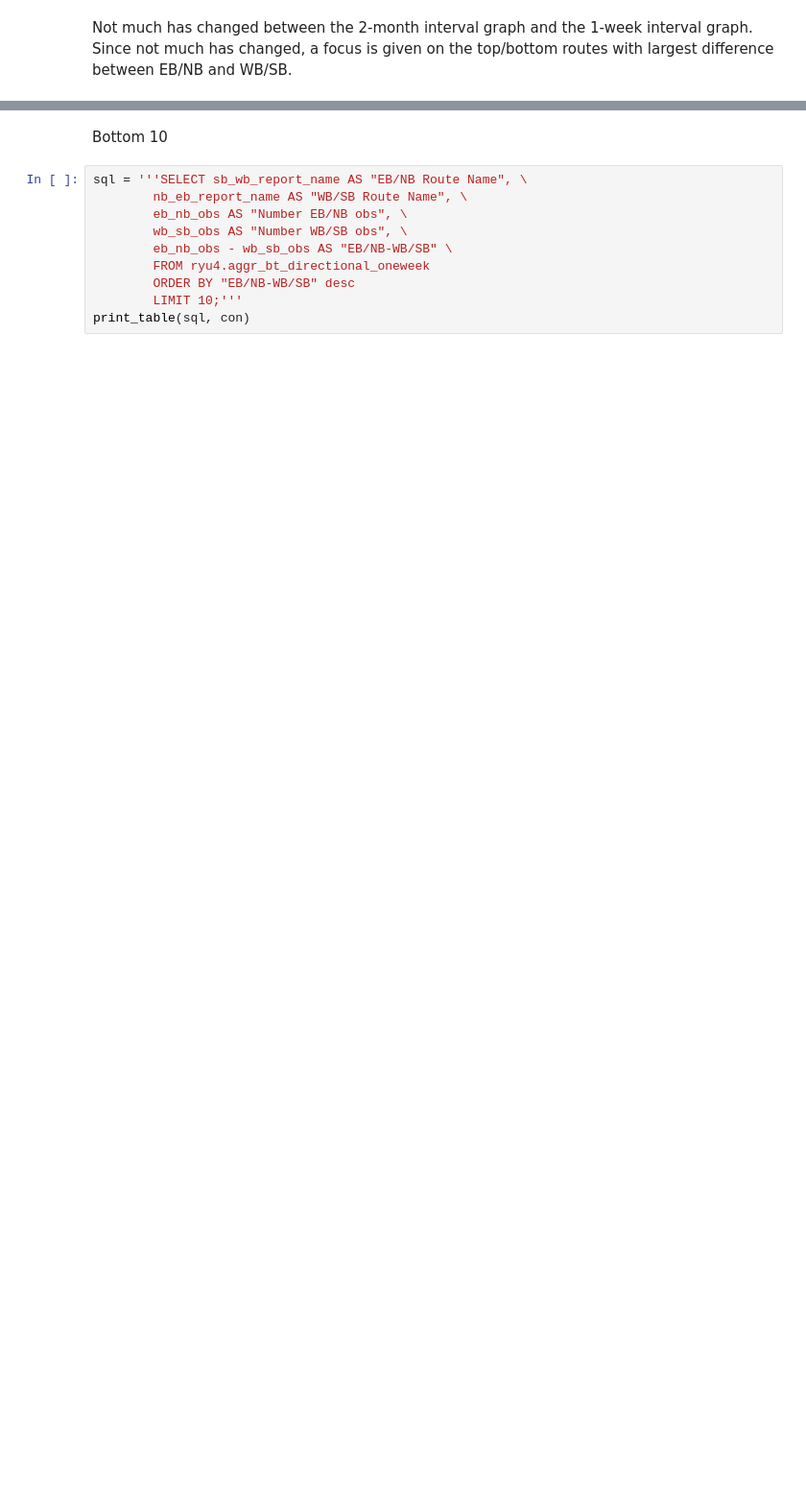
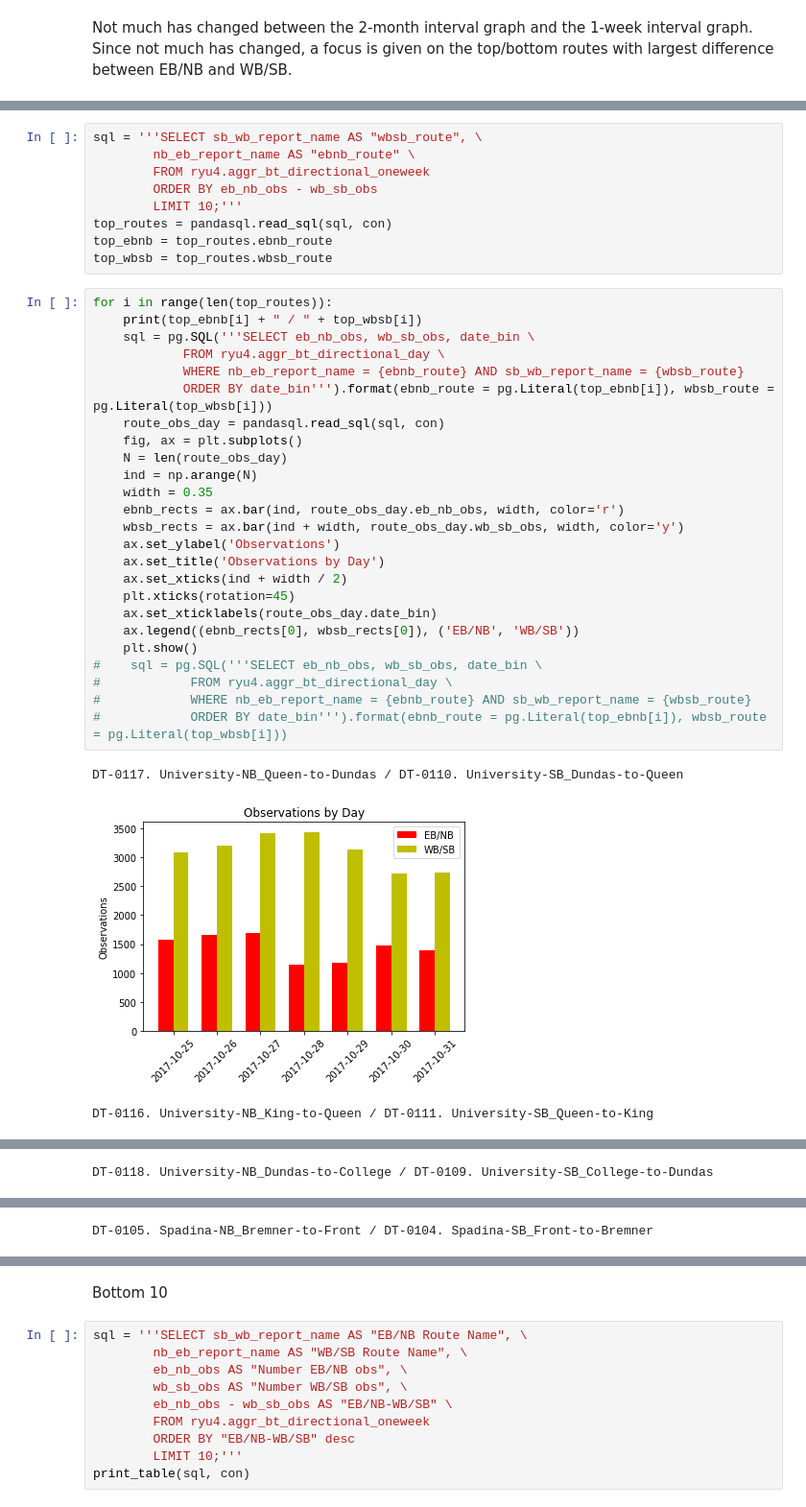
Before and after one commit to CityofToronto/bdit_king_pilot_dashboard, a Jupyter notebook: bluetooth/bt_data_validation.ipynb, the cells around one changed output, grey strips where cells are left out. Shown at 96% size. Cells and saved outputs as stored; diff of their text form; blank space fills up the shorter version.

```diff
--- a/bluetooth/bt_data_validation.ipynb
+++ b/bluetooth/bt_data_validation.ipynb
@@ -106,0 +107,38 @@ print_table(sql, con)
+# %%
+sql = '''SELECT sb_wb_report_name AS "wbsb_route", \
+        nb_eb_report_name AS "ebnb_route" \
+        FROM ryu4.aggr_bt_directional_oneweek
+        ORDER BY eb_nb_obs - wb_sb_obs
+        LIMIT 10;'''
+top_routes = pandasql.read_sql(sql, con)
+top_ebnb = top_routes.ebnb_route
+top_wbsb = top_routes.wbsb_route
+# %%
+for i in range(len(top_routes)):
+    print(top_ebnb[i] + " / " + top_wbsb[i])
+    sql = pg.SQL('''SELECT eb_nb_obs, wb_sb_obs, date_bin \
+            FROM ryu4.aggr_bt_directional_day \
+            WHERE nb_eb_report_name = {ebnb_route} AND sb_wb_report_name = {wbsb_route}
+            ORDER BY date_bin''').format(ebnb_route = pg.Literal(top_ebnb[i]), wbsb_route = pg.Literal(top_wbsb[i]))
+    route_obs_day = pandasql.read_sql(sql, con)
+    fig, ax = plt.subplots()
+    N = len(route_obs_day)
+    ind = np.arange(N)
+    width = 0.35
+    ebnb_rects = ax.bar(ind, route_obs_day.eb_nb_obs, width, color='r')
+    wbsb_rects = ax.bar(ind + width, route_obs_day.wb_sb_obs, width, color='y')
+    ax.set_ylabel('Observations')
+    ax.set_title('Observations by Day')
+    ax.set_xticks(ind + width / 2)
+    plt.xticks(rotation=45)
+    ax.set_xticklabels(route_obs_day.date_bin)
+    ax.legend((ebnb_rects[0], wbsb_rects[0]), ('EB/NB', 'WB/SB'))
+    plt.show()
+#    sql = pg.SQL('''SELECT eb_nb_obs, wb_sb_obs, date_bin \
+#            FROM ryu4.aggr_bt_directional_day \
+#            WHERE nb_eb_report_name = {ebnb_route} AND sb_wb_report_name = {wbsb_route}
+#            ORDER BY date_bin''').format(ebnb_route = pg.Literal(top_ebnb[i]), wbsb_route = pg.Literal(top_wbsb[i]))
+# %% [output]
+DT-0117. University-NB_Queen-to-Dundas / DT-0110. University-SB_Dundas-to-Queen
+[figure, added]
+DT-0116. University-NB_King-to-Queen / DT-0111. University-SB_Queen-to-King
@@ -106,0 +146 @@ print_table(sql, con)
+DT-0118. University-NB_Dundas-to-College / DT-0109. University-SB_College-to-Dundas
@@ -106,0 +148 @@ print_table(sql, con)
+DT-0105. Spadina-NB_Bremner-to-Front / DT-0104. Spadina-SB_Front-to-Bremner
```
Also changed, not shown: parts of 4 cells of this notebook, 1 other file.
